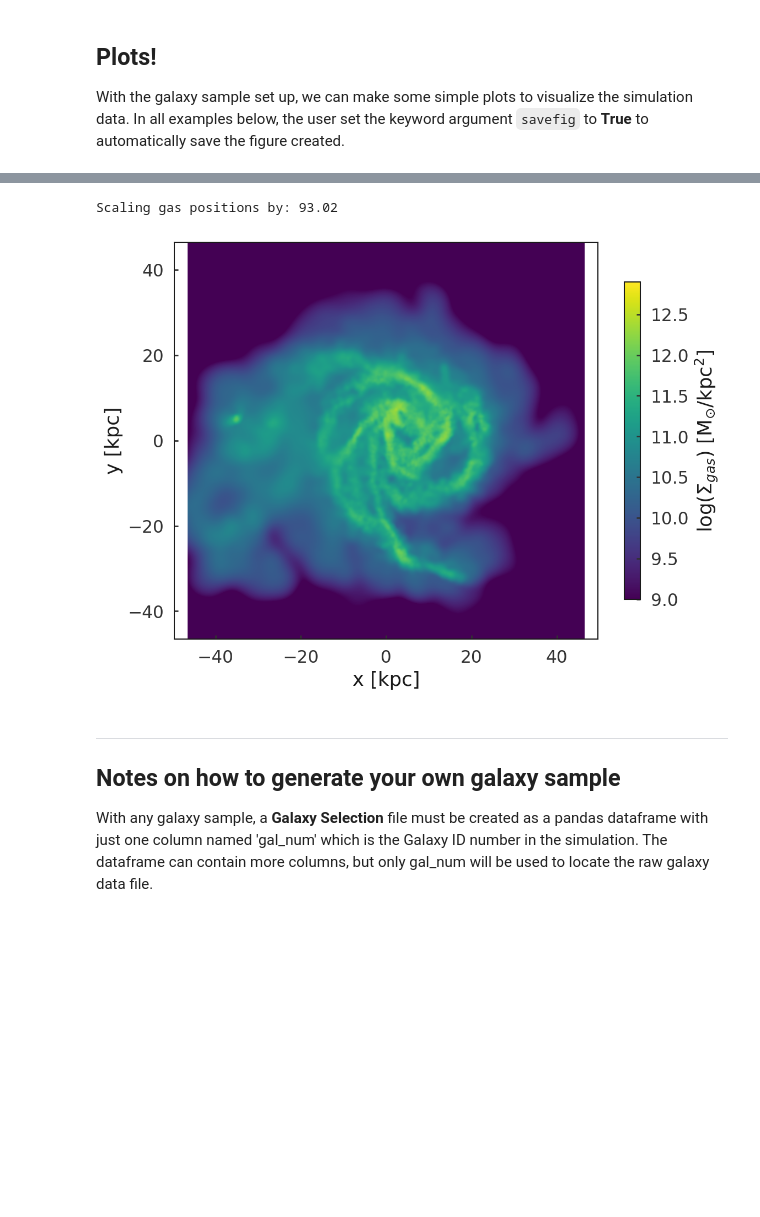
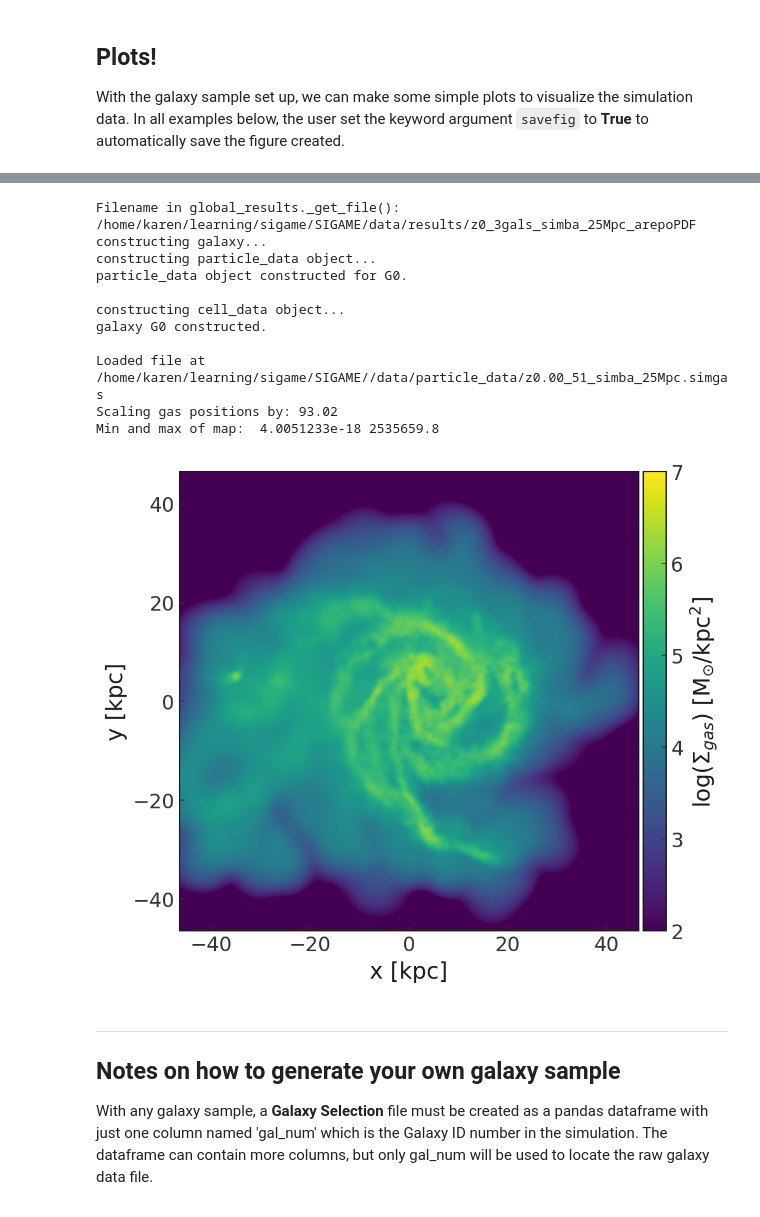
Before and after one commit to kpolsen/SIGAME, a Jupyter notebook: Tutorial 0 - setting up the galaxy sample (START HERE).ipynb, the cells around one changed output, grey strips where cells are left out. Saved outputs shown, nothing was run; the diff lists cells and outputs as text; code cells hidden in the pictures; blank space fills up the shorter version.

Commit message:
fixing tut plotting functions

```diff
--- a/Tutorial 0 - setting up the galaxy sample (START HERE).ipynb
+++ b/Tutorial 0 - setting up the galaxy sample (START HERE).ipynb
@@ -83,11 +100,22 @@ Range in stellar age [Myr]:  1.2110720645832629 11994.833003854366
 # %%
 ### How to make surface density map of gas within a galaxy ###
 # The keyword "prop" can be the name of any column in the stored simgas file.
 si.plot.map_sim_property(gal_index=0,prop='m',sim_type='simgas',\
-         vmin=9,vmax=12.9,pix_size_kpc=0.5,savefig=False)
+         vmin=2,vmax=7,pix_size_kpc=0.5,savefig=False)
 # %% [output]
+Filename in global_results._get_file():
+/home/karen/learning/sigame/SIGAME/data/results/z0_3gals_simba_25Mpc_arepoPDF
+constructing galaxy...
+constructing particle_data object...
+particle_data object constructed for G0.
+
+constructing cell_data object...
+galaxy G0 constructed.
+
+Loaded file at /home/karen/learning/sigame/SIGAME//data/particle_data/z0.00_51_simba_25Mpc.simgas
 Scaling gas positions by: 93.02
+Min and max of map:  4.0051233e-18 2535659.8
-[figure, old version]
+[figure, new version]
 # %% [markdown]
 ---
 ## Notes on how to generate your own galaxy sample
```
Also changed, not shown: parts of 4 cells of this notebook, 1 other file.
